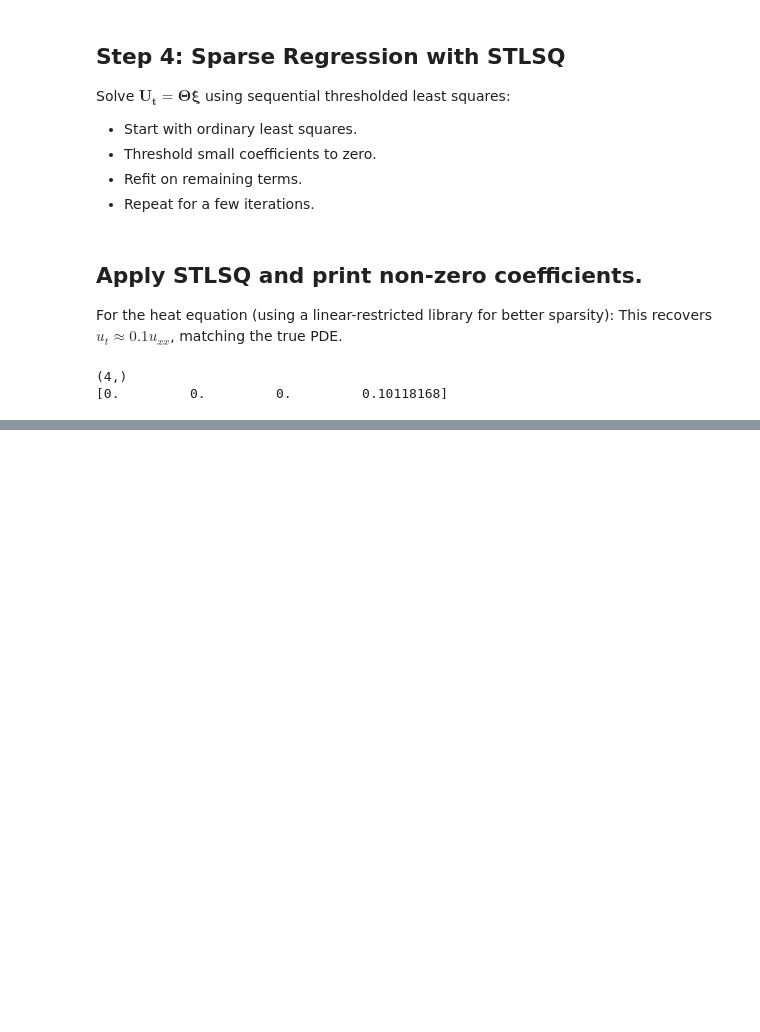
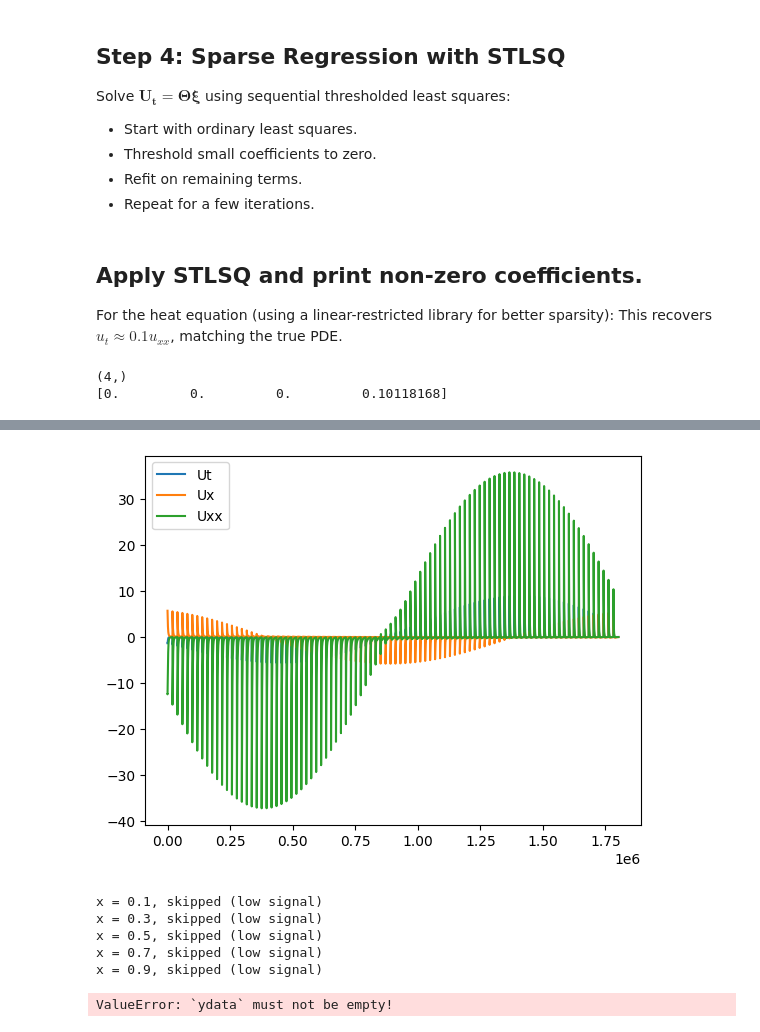
Before and after one commit to arofenitra/SINDy-research, a Jupyter notebook: sindy_tutorial.ipynb, the cells around one changed output, grey strips where cells are left out. Cells and saved outputs as stored; diff of their text form; code cells hidden in the pictures; blank space fills up the shorter version.

```diff
--- a/sindy_tutorial.ipynb
+++ b/sindy_tutorial.ipynb
@@ -119,0 +284,61 @@ print(xi)
+# %%
+u_t = np.gradient(u, dt, axis=1)  # ∂u/∂t
+u_x = np.gradient(u, dx, axis=0)  # ∂u/∂x (not needed, but computed for completeness)
+u_xx = np.gradient(u_x, dx, axis=0)  # ∂²u/∂x²
+
+# Interior slices (avoid boundaries and transients)
+ix = slice(5, -5)
+it = slice(100, -100)
+
+# Flatten
+Ut = u_t[ix, it].flatten()
+Ux = u_x[ix, it].flatten()
+Uxx = u_xx[ix, it].flatten()
+U = u[ix, it].flatten()
+
+# Create X and T meshes flattened
+X, T = np.meshgrid(x[ix], t_grid[it], indexing='ij')
+X_flat = X.flatten()
+T_flat = T.flatten()
+plt.plot(Ut,label="Ut")
+plt.plot(Ux,label="Ux")
+plt.plot(Uxx,label="Uxx")
+plt.legend()
+plt.show()
+# %% [output]
+[figure, added]
+# %%
+recovered_f = np.zeros(nx) * np.nan  # To store results
+
+for i in range(ix.start, ix.stop):
+    Ut_i = u_t[i, it]
+    Uxx_i = u_xx[i, it]
+    sum_uxx2 = np.dot(Uxx_i, Uxx_i)
+    if sum_uxx2 > 1e-10:  # Avoid low-signal points
+        recovered_f[i] = np.dot(Ut_i, Uxx_i) / sum_uxx2
+
+# Print samples or plot
+report_x = [0.1, 0.3, 0.5, 0.7, 0.9]
+for xv in report_x:
+    idx = np.argmin(np.abs(x - xv))
+    if not np.isnan(recovered_f[idx]):
+        print(f"x = {xv:.1f}, recovered f(x) = {recovered_f[idx]:.4f}, true = {f[idx]:.4f}")
+    else:
+        print(f"x = {xv:.1f}, skipped (low signal)")
+# %% [output]
+x = 0.1, skipped (low signal)
+x = 0.3, skipped (low signal)
+x = 0.5, skipped (low signal)
+x = 0.7, skipped (low signal)
+x = 0.9, skipped (low signal)
+# %%
+from scipy.optimize import curve_fit
+
+def linear_func(x, a, b):
+    return a + b * x
+
+valid_idx = ~np.isnan(recovered_f)
+popt, _ = curve_fit(linear_func, x[valid_idx], recovered_f[valid_idx])
+print(f"Fitted: f(x) ≈ {popt[0]:.4f} + {popt[1]:.4f} x")
+# %% [output]
+ValueError: `ydata` must not be empty!
```
Also changed, not shown: parts of 8 cells of this notebook.
